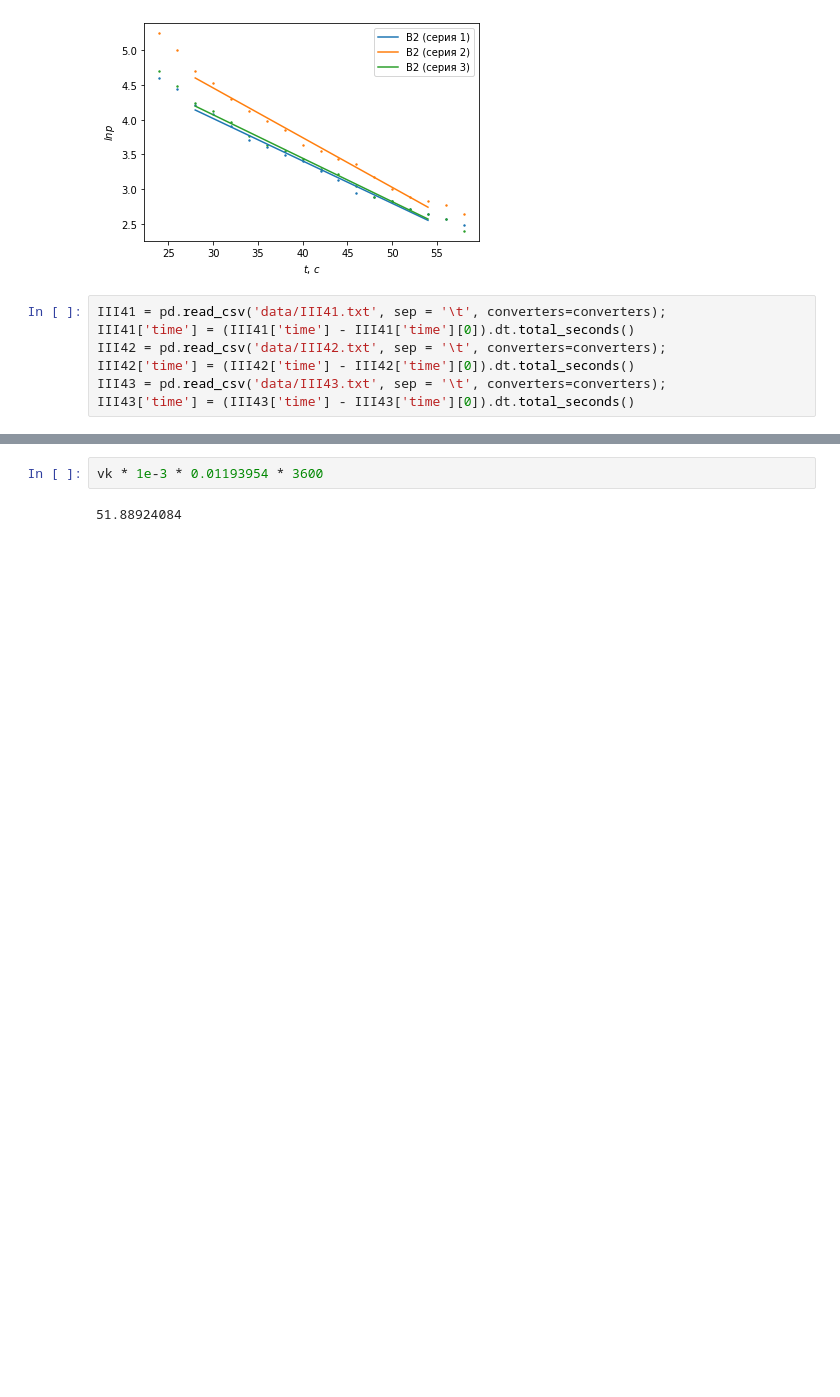
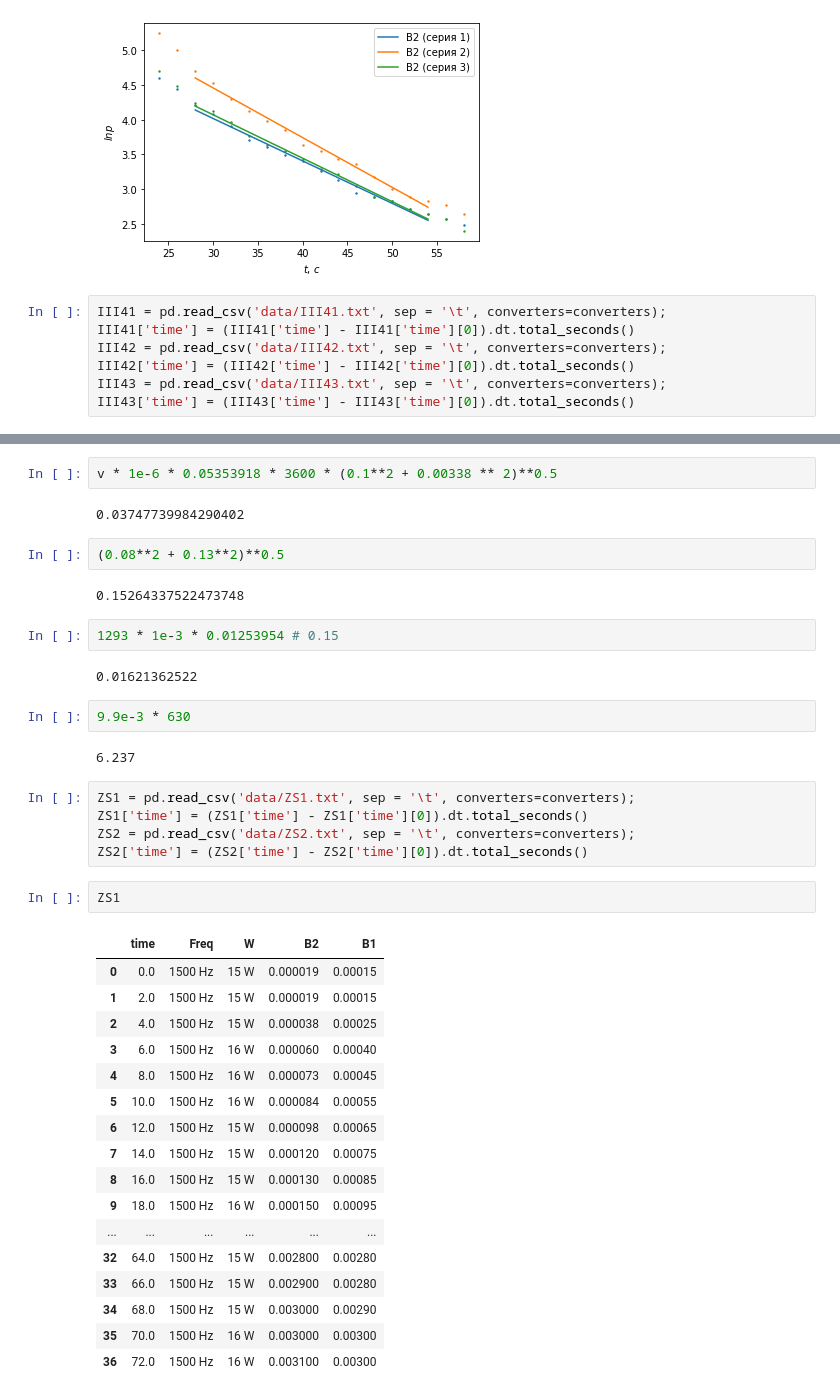
Before and after one commit to d3phys/miptlab, a Jupyter notebook: 2.3.1/231.ipynb, the cells around one changed output, grey strips where cells are left out. Saved outputs shown, nothing was run; the diff lists cells and outputs as text; blank space fills up the shorter version.

```diff
--- a/2.3.1/231.ipynb
+++ b/2.3.1/231.ipynb
@@ -162,4 +185,41 @@ v * 1e-6 * 0.05353918 * 3600
+# %%
+v * 1e-6 * 0.05353918 * 3600 * (0.1**2 + 0.00338 ** 2)**0.5
+# %% [output]
+0.03747739984290402
+# %%
+(0.08**2 + 0.13**2)**0.5
+# %% [output]
+0.15264337522473748
 # %%
-vk * 1e-3 * 0.01193954 * 3600
+1293 * 1e-3 * 0.01253954 # 0.15
 # %% [output]
-51.88924084
+0.01621362522
+# %%
+9.9e-3 * 630
+# %% [output]
+6.237
+# %%
+ZS1 = pd.read_csv('data/ZS1.txt', sep = '\t', converters=converters);
+ZS1['time'] = (ZS1['time'] - ZS1['time'][0]).dt.total_seconds()
+ZS2 = pd.read_csv('data/ZS2.txt', sep = '\t', converters=converters);
+ZS2['time'] = (ZS2['time'] - ZS2['time'][0]).dt.total_seconds()
+# %%
+ZS1
+# %% [output]
+|  | time | Freq | W | B2 | B1 |
+| 0 | 0.0 | 1500 Hz | 15 W | 0.000019 | 0.00015 |
+| 1 | 2.0 | 1500 Hz | 15 W | 0.000019 | 0.00015 |
+| 2 | 4.0 | 1500 Hz | 15 W | 0.000038 | 0.00025 |
+| 3 | 6.0 | 1500 Hz | 16 W | 0.000060 | 0.00040 |
+| 4 | 8.0 | 1500 Hz | 16 W | 0.000073 | 0.00045 |
+| 5 | 10.0 | 1500 Hz | 16 W | 0.000084 | 0.00055 |
+| 6 | 12.0 | 1500 Hz | 15 W | 0.000098 | 0.00065 |
+| 7 | 14.0 | 1500 Hz | 15 W | 0.000120 | 0.00075 |
+| 8 | 16.0 | 1500 Hz | 15 W | 0.000130 | 0.00085 |
+| 9 | 18.0 | 1500 Hz | 16 W | 0.000150 | 0.00095 |
+| ... | ... | ... | ... | ... | ... |
+| 32 | 64.0 | 1500 Hz | 15 W | 0.002800 | 0.00280 |
+| 33 | 66.0 | 1500 Hz | 15 W | 0.002900 | 0.00280 |
+| 34 | 68.0 | 1500 Hz | 15 W | 0.003000 | 0.00290 |
+| 35 | 70.0 | 1500 Hz | 16 W | 0.003000 | 0.00300 |
+| 36 | 72.0 | 1500 Hz | 16 W | 0.003100 | 0.00300 |
```
Also changed, not shown: parts of 15 cells of this notebook, 8 other files.
